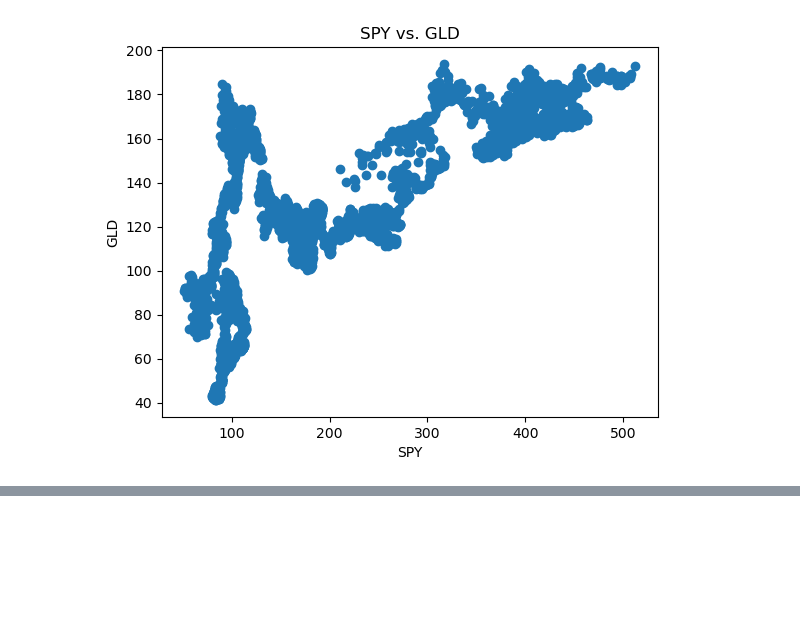
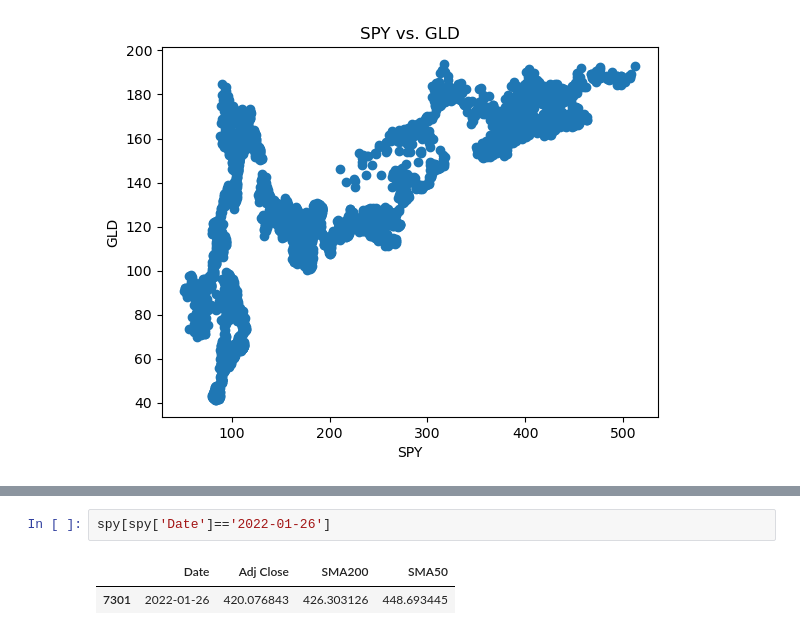
Before and after one commit to rushichokshi/Investment-Analysis, a Jupyter notebook: notebooks/spy.ipynb, the cells around one changed output, grey strips where cells are left out. Cells and saved outputs as stored; diff of their text form; blank space fills up the shorter version.

```diff
--- a/notebooks/spy.ipynb
+++ b/notebooks/spy.ipynb
@@ -707,0 +756,5 @@ Text(0.5, 1.0, 'SPY vs. GLD')
+# %%
+spy[spy['Date']=='2022-01-26']
+# %% [output]
+|  | Date | Adj Close | SMA200 | SMA50 |
+| 7301 | 2022-01-26 | 420.076843 | 426.303126 | 448.693445 |
```
Also changed, not shown: parts of 22 cells of this notebook, 2 other files.
